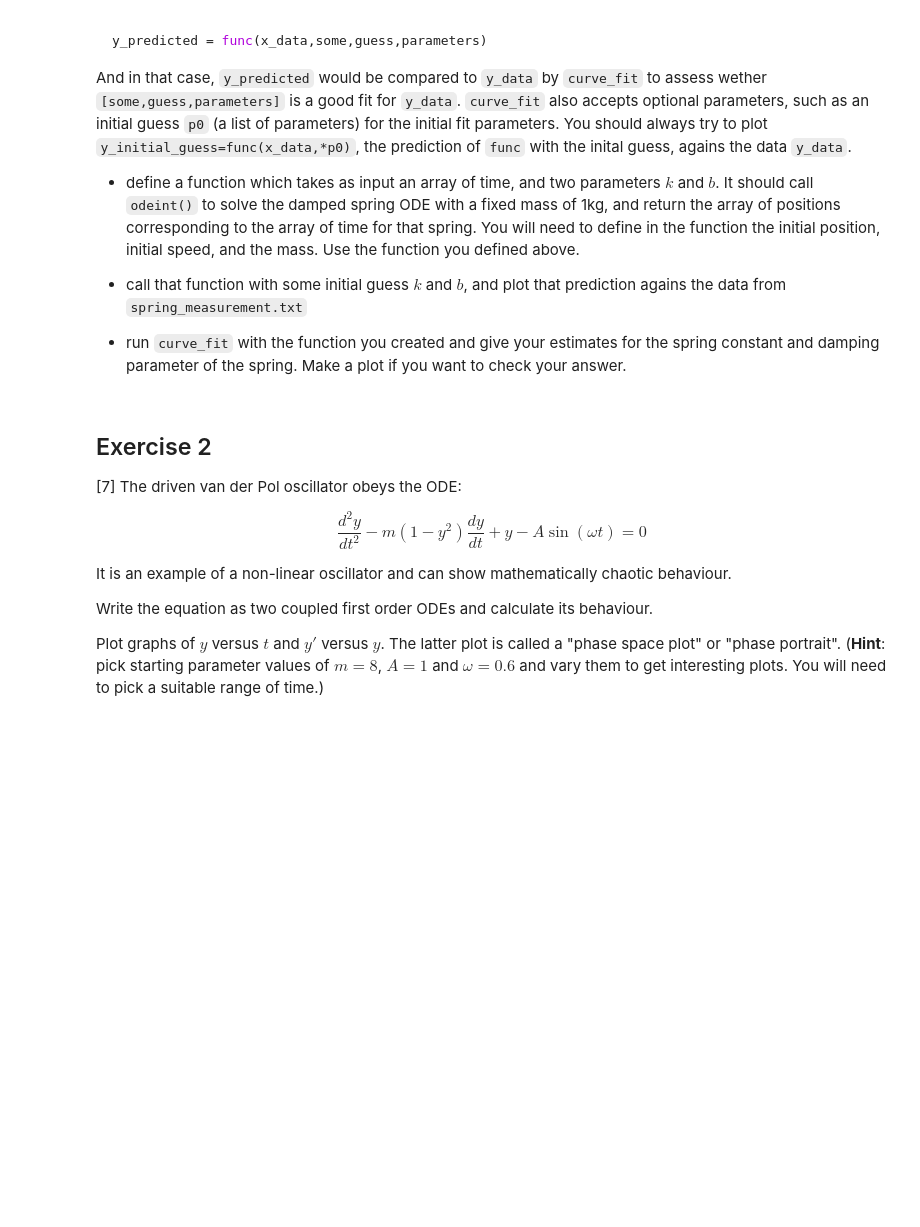
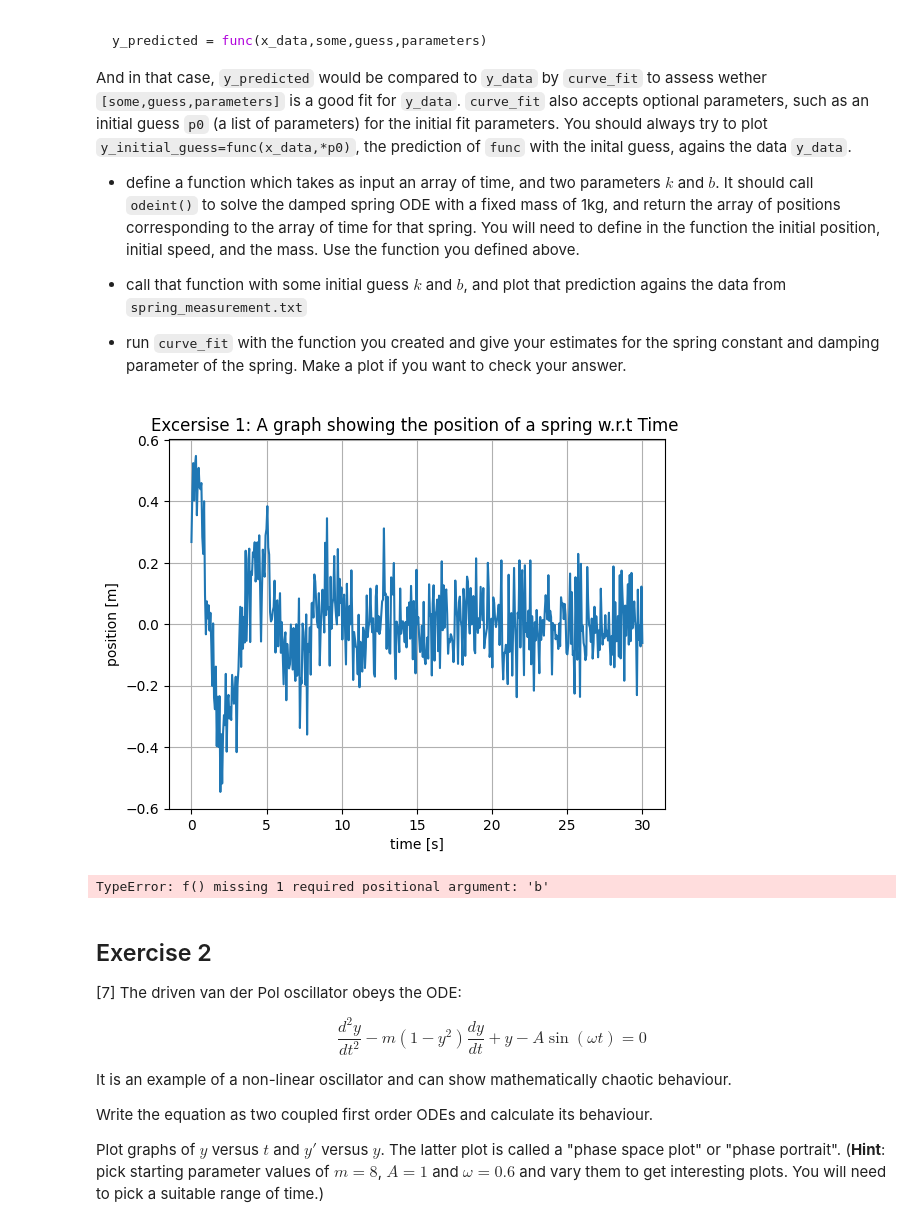
Before and after one commit to PX2145-2025/week-8-b-Medhekar-Anushka, a Jupyter notebook: ODEs.ipynb, the cells around one changed output. Saved outputs shown, nothing was run; the diff lists cells and outputs as text; code cells hidden in the pictures; blank space fills up the shorter version.

```diff
--- a/ODEs.ipynb
+++ b/ODEs.ipynb
@@ -307,3 +313,46 @@ And in that case, `y_predicted` would be compared to `y_data` by `curve_fit` to
+# %%
+data = np.loadtxt("spring_measurement.txt", skiprows = 1) # loading in the data
+time = data[:,0] # x-data
+position = data[:,1] # y-data
+
+plt.plot(time, position) # plotting the data from the datafile
+plt.xlabel("time [s]")
+plt.ylabel("position [m]")
+plt.title("Excersise 1: A graph showing the position of a spring w.r.t Time ")
+plt.grid(True)
+plt.show()
+# %% [output]
+[figure, added]
+# %%
+#using the damping func as the curve fit
+def f(y, t, m, k, b): # return derivatives of the array y
+
+    return [ y[1], # the first equation dy[0]/dt
+            -(k/m)*y[0] - (b/m)*y[1] ] # the second equation dy[1]/dt
+
+
+# i dont know if I need to keep this in, but i needed it for the last parts so im keeping it in
+yinit = [0.1, 0] # initial value, y
+  # initial value, y'
+y = odeint(f, yinit, t, (m, k, b))
+
+#the guess and the curve fit funtion
+p_guess = np.array([0.5, 30, 0.5])
+popt, pcov = curve_fit(f, time, position, p_guess)
+
+x_plot = np.linspace(np.min(time), np.max(time))
+y_plot = f(x_plot, *popt)
+
+plt.plot(time, position, label = "spring measurement") # the data
+plt.plot(x_plot, y_plot = "best fit line") # the curve fit
+plt.xlabel("time [s]")
+plt.ylabel("position [m]")
+plt.title("Excersise 1: A graph showing the position of a spring w.r.t Time \n with Curve Fit")
+plt.legend()
+plt.grid(True)
+plt.show()
+# %% [output]
+TypeError: f() missing 1 required positional argument: 'b'
 # %% [markdown]
 ## Exercise 2
 
```
Also changed, not shown: parts of 6 cells of this notebook.
